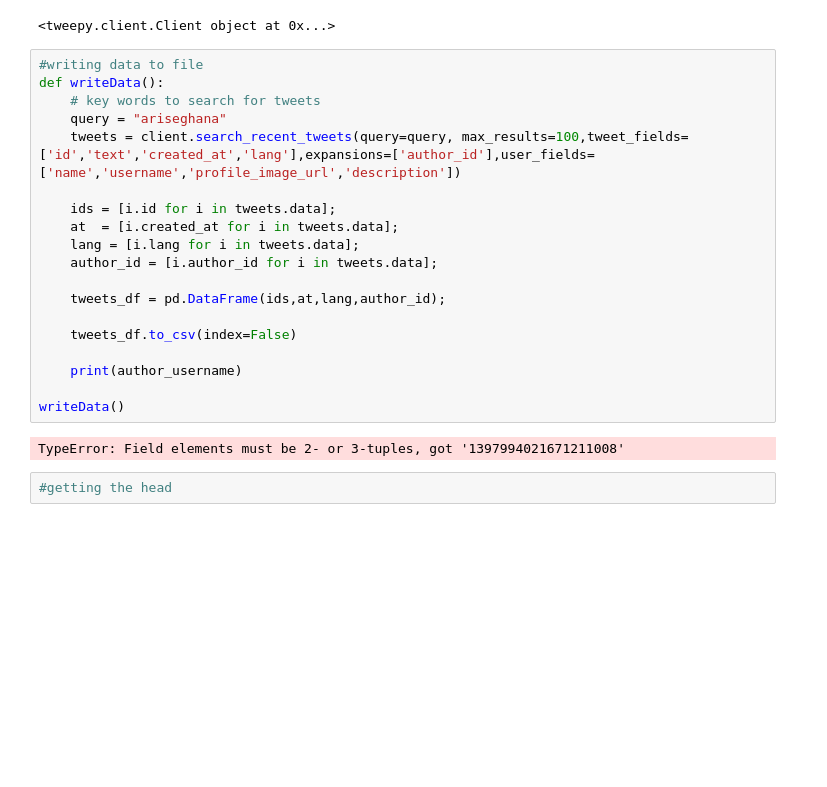
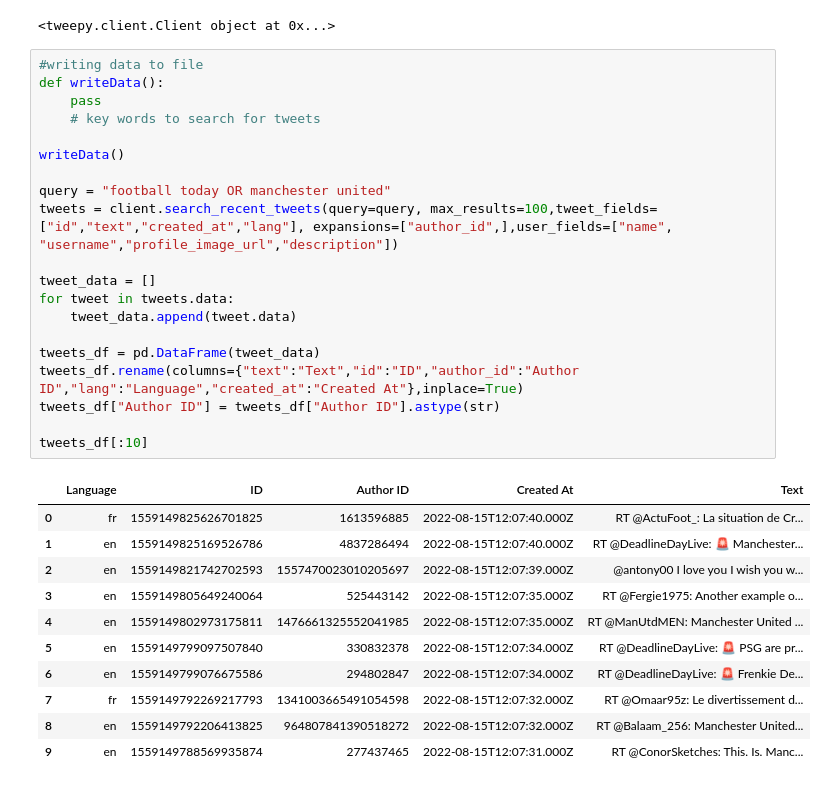
Before and after one commit to Dept-of-Comp-Sci-University-of-Ghana/live-coding-task-1-raphaelDjangmah, a Jupyter notebook: 10827454_Code.ipynb, the cells around one changed output. Saved outputs shown, nothing was run; the diff lists cells and outputs as text; blank space fills up the shorter version.

```diff
--- a/10827454_Code.ipynb
+++ b/10827454_Code.ipynb
@@ -28,23 +28,32 @@ print(client)
 # %%
 #writing data to file
 def writeData():
+    pass
     # key words to search for tweets
-    query = "ariseghana"
-    tweets = client.search_recent_tweets(query=query, max_results=100,tweet_fields=['id','text','created_at','lang'],expansions=['author_id'],user_fields=['name','username','profile_image_url','description'])
-
-    ids = [i.id for i in tweets.data];
-    at  = [i.created_at for i in tweets.data];
-    lang = [i.lang for i in tweets.data];
-    author_id = [i.author_id for i in tweets.data];
-
-    tweets_df = pd.DataFrame(ids,at,lang,author_id);
-
-    tweets_df.to_csv(index=False)
-
-    print(author_username)
 
 writeData()
+
+query = "football today OR manchester united"
+tweets = client.search_recent_tweets(query=query, max_results=100,tweet_fields=["id","text","created_at","lang"], expansions=["author_id",],user_fields=["name", "username","profile_image_url","description"])
+
+tweet_data = []
+for tweet in tweets.data:
+    tweet_data.append(tweet.data)
+
+tweets_df = pd.DataFrame(tweet_data)
+tweets_df.rename(columns={"text":"Text","id":"ID","author_id":"Author ID","lang":"Language","created_at":"Created At"},inplace=True)
+tweets_df["Author ID"] = tweets_df["Author ID"].astype(str)
+
+tweets_df[:10]
 # %% [output]
-TypeError: Field elements must be 2- or 3-tuples, got '1397994021671211008'
+|  | Language | ID | Author ID | Created At | Text |
+| 0 | fr | 1559149825626701825 | 1613596885 | 2022-08-15T12:07:40.000Z | RT @ActuFoot_: La situation de Cr... |
+| 1 | en | 1559149825169526786 | 4837286494 | 2022-08-15T12:07:40.000Z | RT @DeadlineDayLive: 🚨 Manchester... |
+| 2 | en | 1559149821742702593 | 1557470023010205697 | 2022-08-15T12:07:39.000Z | @antony00 I love you I wish you w... |
+| 3 | en | 1559149805649240064 | 525443142 | 2022-08-15T12:07:35.000Z | RT @Fergie1975: Another example o... |
+| 4 | en | 1559149802973175811 | 1476661325552041985 | 2022-08-15T12:07:35.000Z | RT @ManUtdMEN: Manchester United ... |
+| 5 | en | 1559149799097507840 | 330832378 | 2022-08-15T12:07:34.000Z | RT @DeadlineDayLive: 🚨 PSG are pr... |
+| 6 | en | 1559149799076675586 | 294802847 | 2022-08-15T12:07:34.000Z | RT @DeadlineDayLive: 🚨 Frenkie De... |
+| 7 | fr | 1559149792269217793 | 1341003665491054598 | 2022-08-15T12:07:32.000Z | RT @Omaar95z: Le divertissement d... |
+| 8 | en | 1559149792206413825 | 964807841390518272 | 2022-08-15T12:07:32.000Z | RT @Balaam_256: Manchester United... |
+| 9 | en | 1559149788569935874 | 277437465 | 2022-08-15T12:07:31.000Z | RT @ConorSketches: This. Is. Manc... |
-# %%
-#getting the head
```
Also changed, not shown: parts of 10 cells of this notebook, 1 other file.
